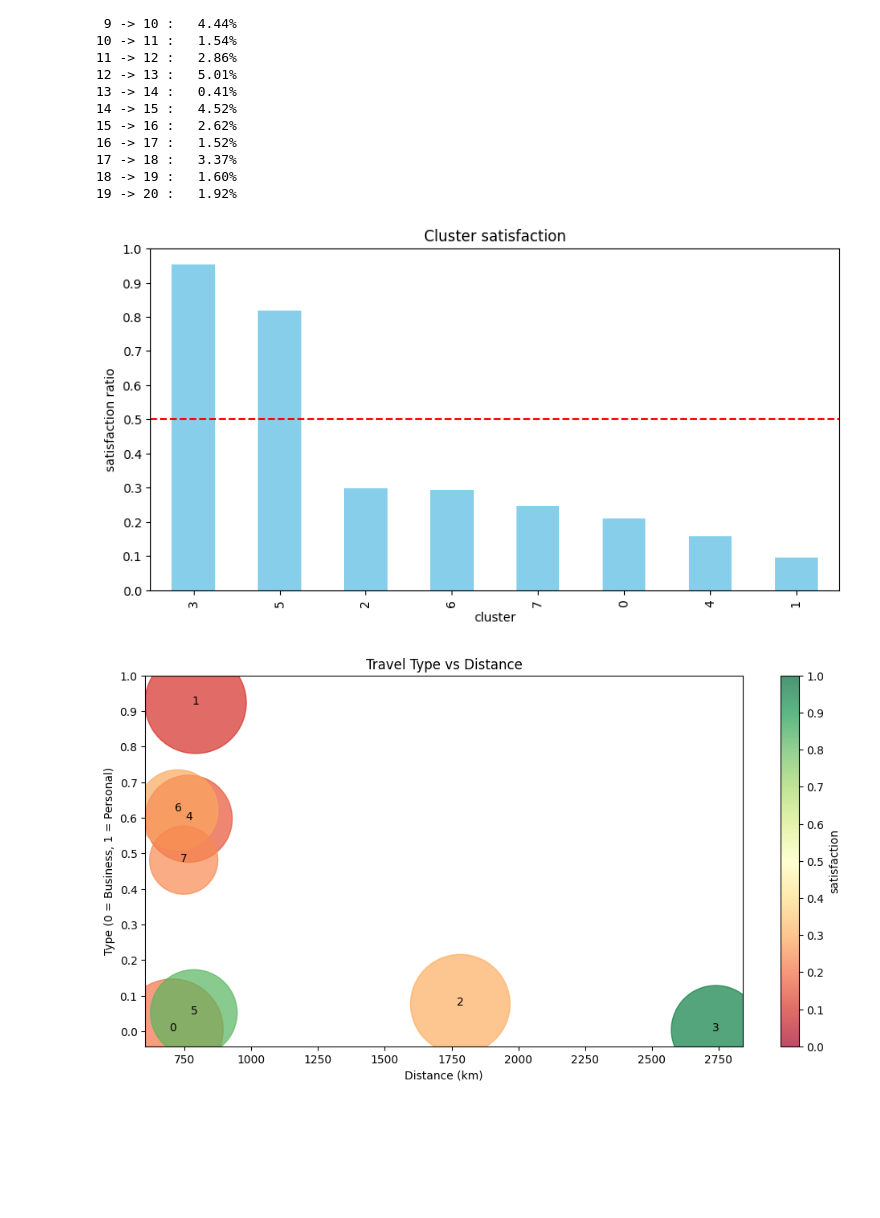
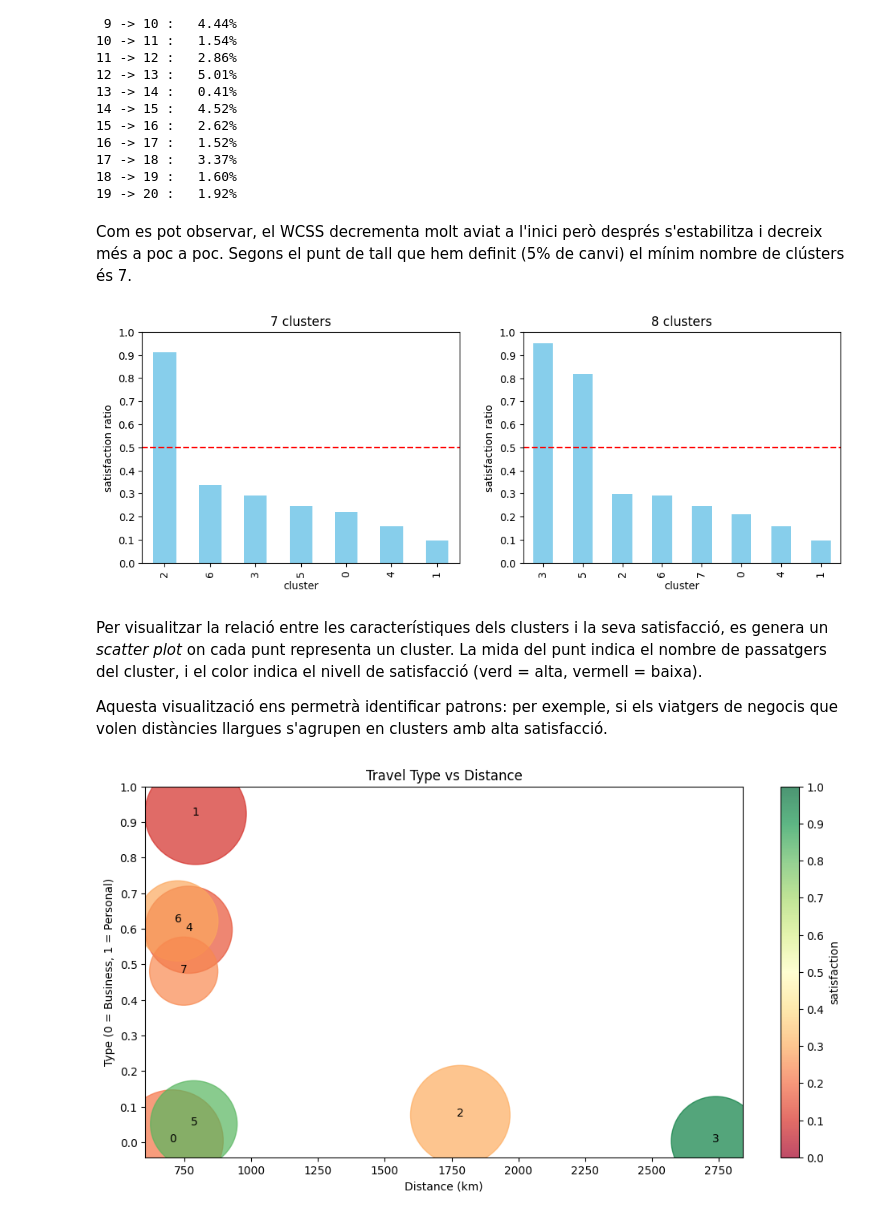
Before and after one commit to serafi-nebot-uib/ia_2025, a Jupyter notebook: notebooks/practica-3/main.ipynb, the cells around one changed output. Drawn from its saved outputs; the diff is of its cells as text; code cells hidden in the pictures; blank space fills up the shorter version.

Commit message:
finished clustering & basic training

```diff
--- a/notebooks/practica-3/main.ipynb
+++ b/notebooks/practica-3/main.ipynb
@@ -229,14 +229,18 @@ Tot i que *Age* i *Customer Type* tenen una relació relativament baixa amb *sat
 - *Age*: qui és el passatger?
 - *Customer Type*: el passatger té qualque tipus de relació amb l'aerolínea?
 # %%
-ignore = [
+ignore = {
   "Departure/Arrival time convenient",
   "Gate location",
   "Departure Delay in Minutes", "Arrival Delay in Minutes",
   "Gender_Male",
-]
+}
 X_train = X_train.drop(columns=ignore)
 X_test = X_test.drop(columns=ignore)
+
+catcols = set(catcols) - ignore
+numcols = set(numcols) - ignore
+lvlcols = set(lvlcols) - ignore
 
 plt.figure(figsize=(10, 8))
 sns.heatmap(pd.concat([X_train, y_train], axis=1).corr(), annot=True, cmap='coolwarm')
@@ -301,20 +321,29 @@ for (c1, c2), p in zip(change_cnt, change_pct): print(f"{c1:2d} -> {c2:2d} : {p:
 17 -> 18 :   3.37%
 18 -> 19 :   1.60%
 19 -> 20 :   1.92%
+# %% [markdown]
+Com es pot observar, el WCSS decrementa molt aviat a l'inici però després s'estabilitza i decreix més a poc a poc. Segons el punt de tall que hem definit (5% de canvi) el mínim nombre de clústers és 7.
 # %%
-kmeans = KMeans(n_clusters=8, random_state=42)
-cluster = pd.concat([X_train, y_train], axis=1)
-cluster["cluster"] = kmeans.fit_predict(X_train_scaled)
+def kmeans_satisfaction(n_clusters, ax, title):
+  kmeans = KMeans(n_clusters=n_clusters, random_state=42)
+  cluster = pd.concat([X_train, y_train], axis=1)
+  cluster["cluster"] = kmeans.fit_predict(X_train_scaled)
+  satisfaction_per_cluster = cluster.groupby("cluster")["satisfaction"].mean().sort_values(ascending=False)
+  satisfaction_per_cluster.plot(kind="bar", color="skyblue", ax=ax)
+  ax.axhline(y=0.5, color="red", linestyle="--")
+  ax.set_yticks(np.arange(0.0, 1.1, 0.1))
+  ax.set_ylabel("satisfaction ratio")
+  ax.set_title(title)
+  return cluster
 
-satisfaction_per_cluster = cluster.groupby("cluster")["satisfaction"].mean().sort_values(ascending=False)
-
-plt.figure(figsize=(10, 5))
-satisfaction_per_cluster.plot(kind="bar", color="skyblue")
-plt.axhline(y=0.5, color="red", linestyle="--")
-plt.yticks(np.arange(0.0, 1.1, 0.1))
-plt.title("Cluster satisfaction")
-plt.ylabel("satisfaction ratio")
+fig, (ax_7, ax_8) = plt.subplots(1, 2, figsize=(6 * 2, 4))
+kmeans_satisfaction(7, ax_7, "7 clusters")
+kmeans_satisfaction(8, ax_8, "8 clusters")
 plt.show()
 # %% [output]
-[figure, old version]
+[figure, new version]
+# %% [markdown]
+Per visualitzar la relació entre les característiques dels clusters i la seva satisfacció, es genera un *scatter plot* on cada punt representa un cluster. La mida del punt indica el nombre de passatgers del cluster, i el color indica el nivell de satisfacció (verd = alta, vermell = baixa).
+
+Aquesta visualització ens permetrà identificar patrons: per exemple, si els viatgers de negocis que volen distàncies llargues s'agrupen en clusters amb alta satisfacció.
 # %%
```
Also changed, not shown: parts of 28 cells of this notebook.
